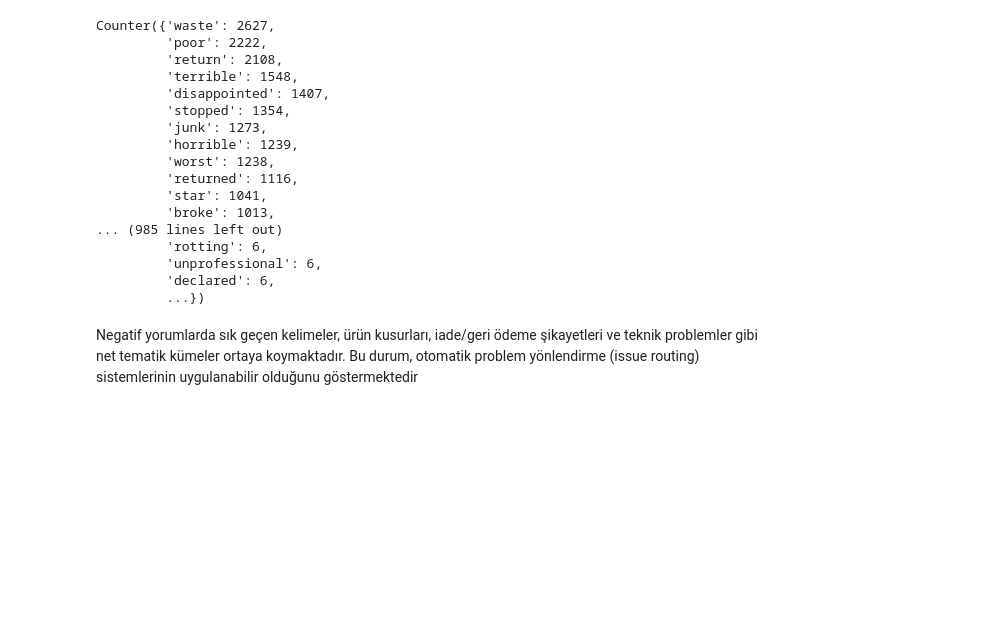
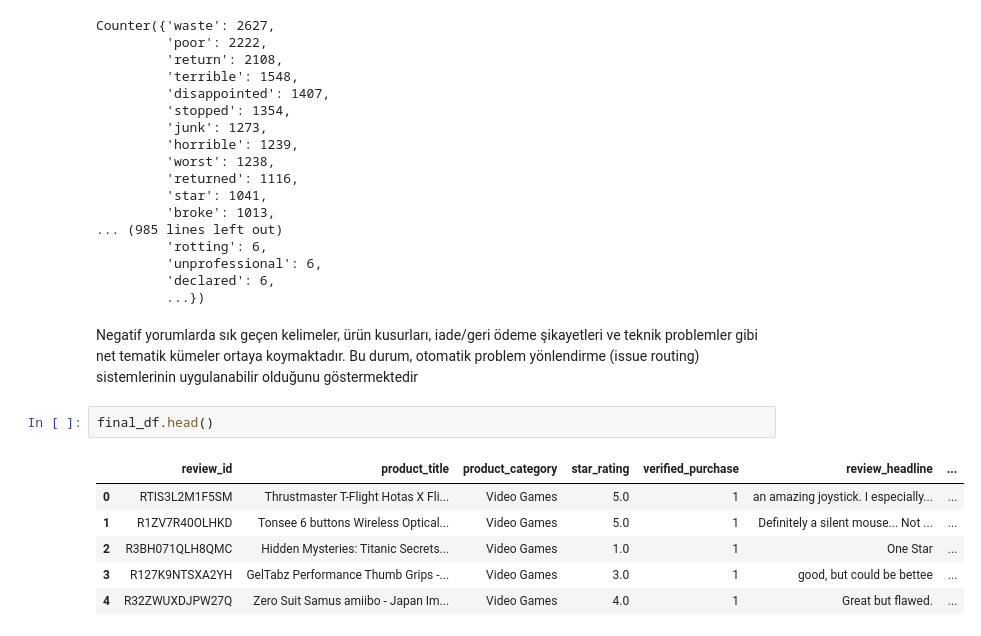
Before and after one commit to sevalkaraosmanoglu/Amazon-Customer-Reviews, a Jupyter notebook: notebooks/Analysis.ipynb, the cells around one changed output. Cells and saved outputs as stored; diff of their text form; blank space fills up the shorter version.

```diff
--- a/notebooks/Analysis.ipynb
+++ b/notebooks/Analysis.ipynb
@@ -451,3 +451,12 @@ Counter({'waste': 2627,
          ...})
 # %% [markdown]
 Negatif yorumlarda sık geçen kelimeler, ürün kusurları, iade/geri ödeme şikayetleri ve teknik problemler gibi net tematik kümeler ortaya koymaktadır. Bu durum, otomatik problem yönlendirme (issue routing) sistemlerinin uygulanabilir olduğunu göstermektedir
+# %%
+final_df.head()
+# %% [output]
+|  | review_id | product_title | product_category | star_rating | verified_purchase | review_headline | ... |
+| 0 | RTIS3L2M1F5SM | Thrustmaster T-Flight Hotas X Fli... | Video Games | 5.0 | 1 | an amazing joystick. I especially... | ... |
+| 1 | R1ZV7R40OLHKD | Tonsee 6 buttons Wireless Optical... | Video Games | 5.0 | 1 | Definitely a silent mouse... Not ... | ... |
+| 2 | R3BH071QLH8QMC | Hidden Mysteries: Titanic Secrets... | Video Games | 1.0 | 1 | One Star | ... |
+| 3 | R127K9NTSXA2YH | GelTabz Performance Thumb Grips -... | Video Games | 3.0 | 1 | good, but could be bettee | ... |
+| 4 | R32ZWUXDJPW27Q | Zero Suit Samus amiibo - Japan Im... | Video Games | 4.0 | 1 | Great but flawed. | ... |
```
Also changed, not shown: parts of 28 cells of this notebook.
